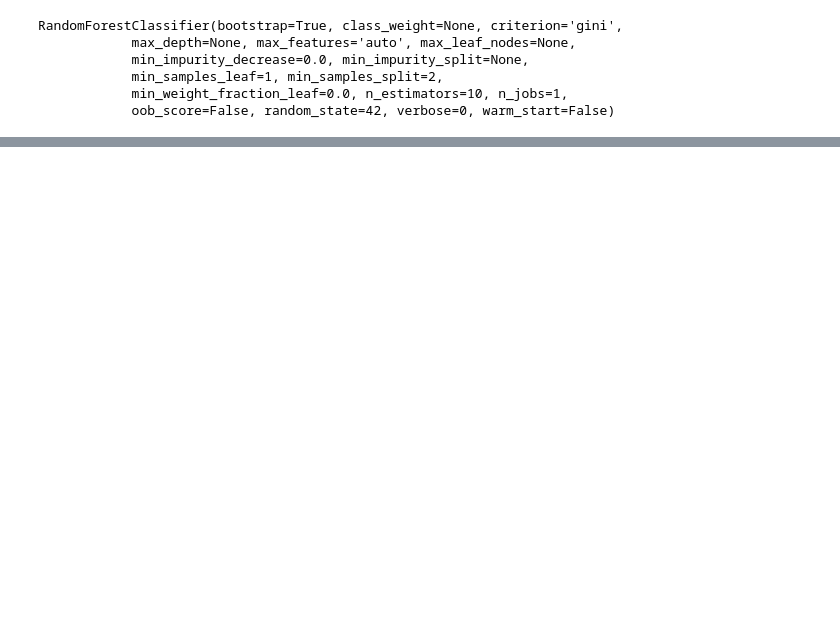
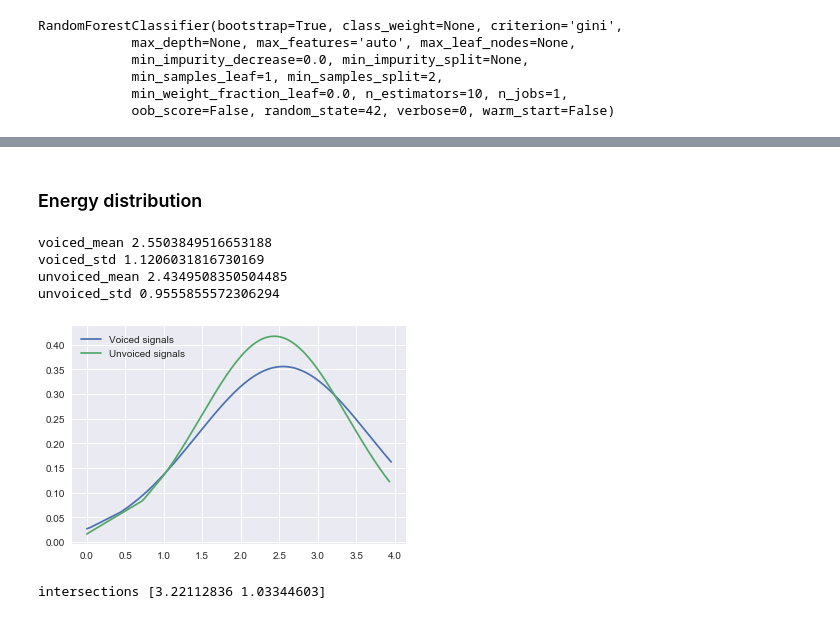
Before and after one commit to vicaub/Pitch-Estimation-and-Voicing-Detection, a Jupyter notebook: notebook/Classification Model for Pitch and voicing recognition.ipynb, the cells around one changed output, grey strips where cells are left out. Cells and saved outputs as stored; diff of their text form; code cells hidden in the pictures; blank space fills up the shorter version.

```diff
--- a/notebook/Classification Model for Pitch and voicing recognition.ipynb
+++ b/notebook/Classification Model for Pitch and voicing recognition.ipynb
@@ -136,0 +322,12 @@ print(number_failures/len(formated_test))
+# %% [markdown]
+### Energy distribution
+# %%
+voiced_signals, unvoiced_signals = get_feature_data(1)
+print_distrubutions(voiced_signals, unvoiced_signals)
+# %% [output]
+voiced_mean 2.5503849516653188
+voiced_std 1.1206031816730169
+unvoiced_mean 2.4349508350504485
+unvoiced_std 0.9555855572306294
+[figure, added]
+intersections [3.22112836 1.03344603]
```
Also changed, not shown: parts of 31 cells of this notebook, 4 other files.
